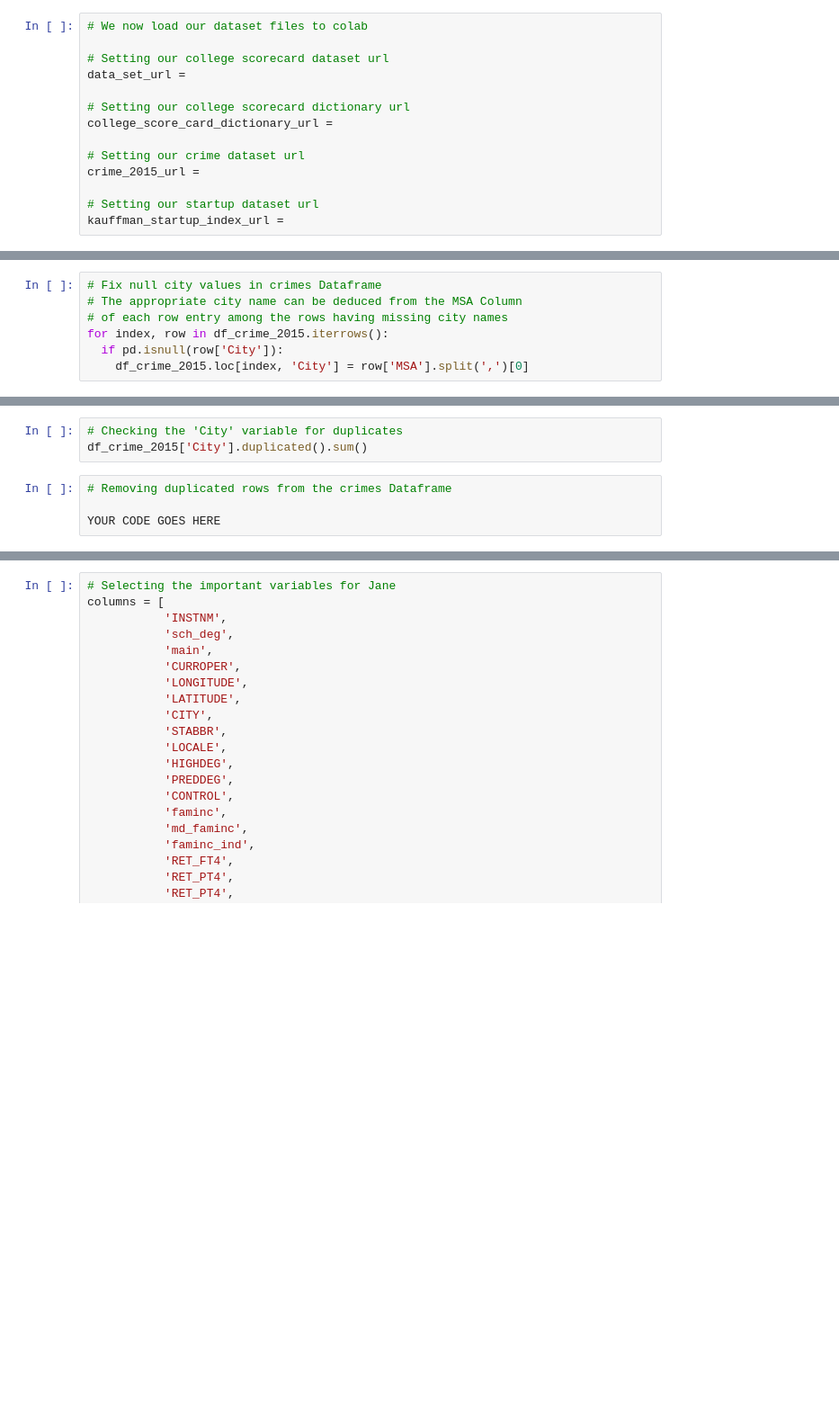
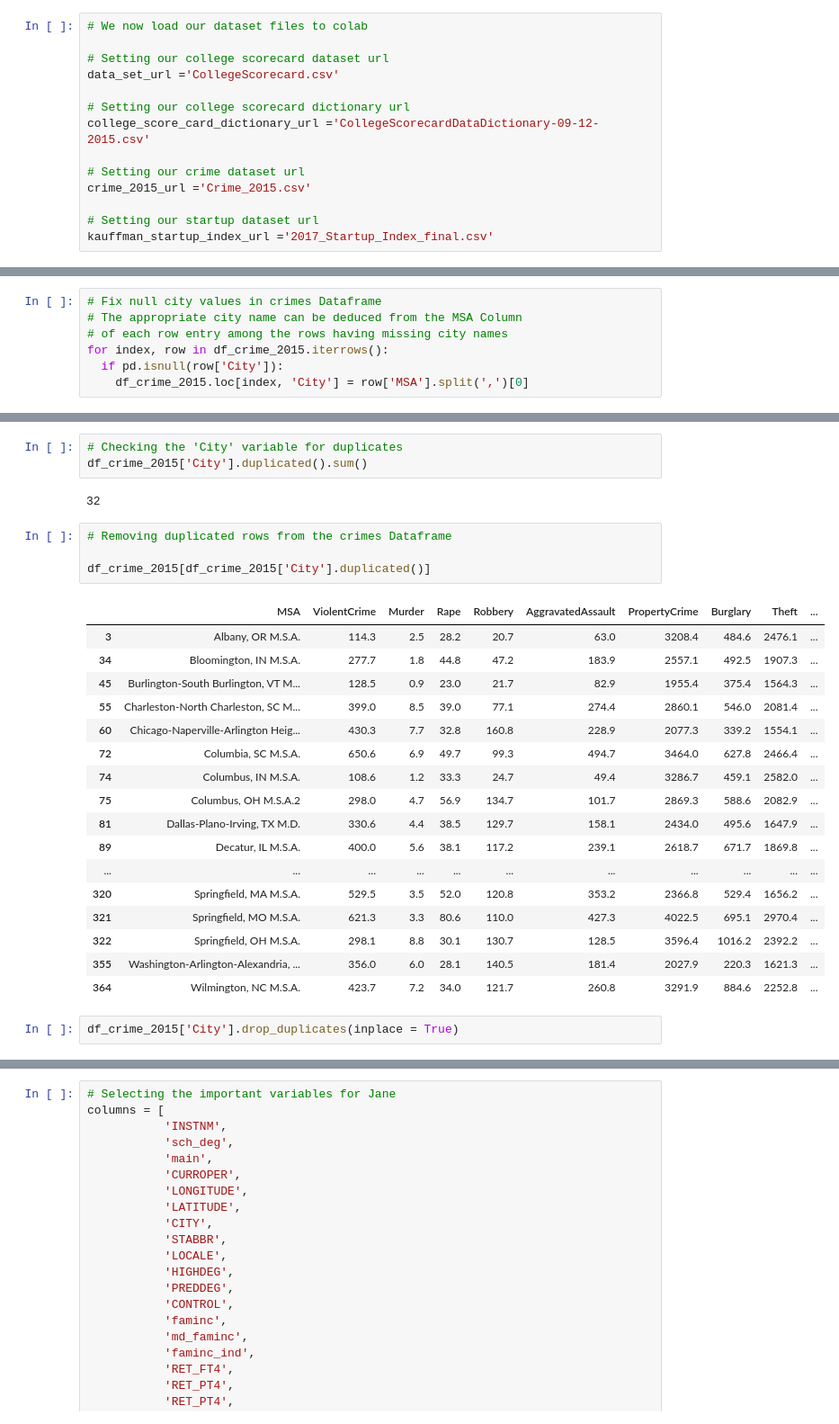
Before and after one commit to WKhisa/Data-Analysis-and-Reporting-with-Python---Guiding-Notebook.ipynb, a Jupyter notebook: Data_Analysis_and_Reporting_with_Python_Guiding_Notebook.ipynb, the cells around one changed output, grey strips where cells are left out. Shown at 90% size. Cells and saved outputs as stored; diff of their text form; blank space fills up the shorter version.

```diff
--- a/Data_Analysis_and_Reporting_with_Python_Guiding_Notebook.ipynb
+++ b/Data_Analysis_and_Reporting_with_Python_Guiding_Notebook.ipynb
@@ -63,16 +63,16 @@ pd.set_option('display.max_rows', None)
 # We now load our dataset files to colab
 
 # Setting our college scorecard dataset url
-data_set_url =
+data_set_url ='CollegeScorecard.csv'
 
 # Setting our college scorecard dictionary url
-college_score_card_dictionary_url =
+college_score_card_dictionary_url ='CollegeScorecardDataDictionary-09-12-2015.csv'
 
 # Setting our crime dataset url
-crime_2015_url =
+crime_2015_url ='Crime_2015.csv'
 
 # Setting our startup dataset url
-kauffman_startup_index_url =
+kauffman_startup_index_url ='2017_Startup_Index_final.csv'
 # %%
 # Loading our college scorecard dataset
 df = pd.read_csv(data_set_url)
@@ -127,7 +182,29 @@ YOUR CODE GOES HERE
 # %%
 # Checking the 'City' variable for duplicates
 df_crime_2015['City'].duplicated().sum()
+# %% [output]
+32
 # %%
 # Removing duplicated rows from the crimes Dataframe
 
-YOUR CODE GOES HERE
+df_crime_2015[df_crime_2015['City'].duplicated()]
+# %% [output]
+|  | MSA | ViolentCrime | Murder | Rape | Robbery | AggravatedAssault | PropertyCrime | Burglary | Theft | ... |
+| 3 | Albany, OR M.S.A. | 114.3 | 2.5 | 28.2 | 20.7 | 63.0 | 3208.4 | 484.6 | 2476.1 | ... |
+| 34 | Bloomington, IN M.S.A. | 277.7 | 1.8 | 44.8 | 47.2 | 183.9 | 2557.1 | 492.5 | 1907.3 | ... |
+| 45 | Burlington-South Burlington, VT M... | 128.5 | 0.9 | 23.0 | 21.7 | 82.9 | 1955.4 | 375.4 | 1564.3 | ... |
+| 55 | Charleston-North Charleston, SC M... | 399.0 | 8.5 | 39.0 | 77.1 | 274.4 | 2860.1 | 546.0 | 2081.4 | ... |
+| 60 | Chicago-Naperville-Arlington Heig... | 430.3 | 7.7 | 32.8 | 160.8 | 228.9 | 2077.3 | 339.2 | 1554.1 | ... |
+| 72 | Columbia, SC M.S.A. | 650.6 | 6.9 | 49.7 | 99.3 | 494.7 | 3464.0 | 627.8 | 2466.4 | ... |
+| 74 | Columbus, IN M.S.A. | 108.6 | 1.2 | 33.3 | 24.7 | 49.4 | 3286.7 | 459.1 | 2582.0 | ... |
+| 75 | Columbus, OH M.S.A.2 | 298.0 | 4.7 | 56.9 | 134.7 | 101.7 | 2869.3 | 588.6 | 2082.9 | ... |
+| 81 | Dallas-Plano-Irving, TX M.D. | 330.6 | 4.4 | 38.5 | 129.7 | 158.1 | 2434.0 | 495.6 | 1647.9 | ... |
+| 89 | Decatur, IL M.S.A. | 400.0 | 5.6 | 38.1 | 117.2 | 239.1 | 2618.7 | 671.7 | 1869.8 | ... |
+| ... | ... | ... | ... | ... | ... | ... | ... | ... | ... | ... |
+| 320 | Springfield, MA M.S.A. | 529.5 | 3.5 | 52.0 | 120.8 | 353.2 | 2366.8 | 529.4 | 1656.2 | ... |
+| 321 | Springfield, MO M.S.A. | 621.3 | 3.3 | 80.6 | 110.0 | 427.3 | 4022.5 | 695.1 | 2970.4 | ... |
+| 322 | Springfield, OH M.S.A. | 298.1 | 8.8 | 30.1 | 130.7 | 128.5 | 3596.4 | 1016.2 | 2392.2 | ... |
+| 355 | Washington-Arlington-Alexandria, ... | 356.0 | 6.0 | 28.1 | 140.5 | 181.4 | 2027.9 | 220.3 | 1621.3 | ... |
+| 364 | Wilmington, NC M.S.A. | 423.7 | 7.2 | 34.0 | 121.7 | 260.8 | 3291.9 | 884.6 | 2252.8 | ... |
+# %%
+df_crime_2015['City'].drop_duplicates(inplace = True)
```
Also changed, not shown: parts of 23 cells of this notebook.
